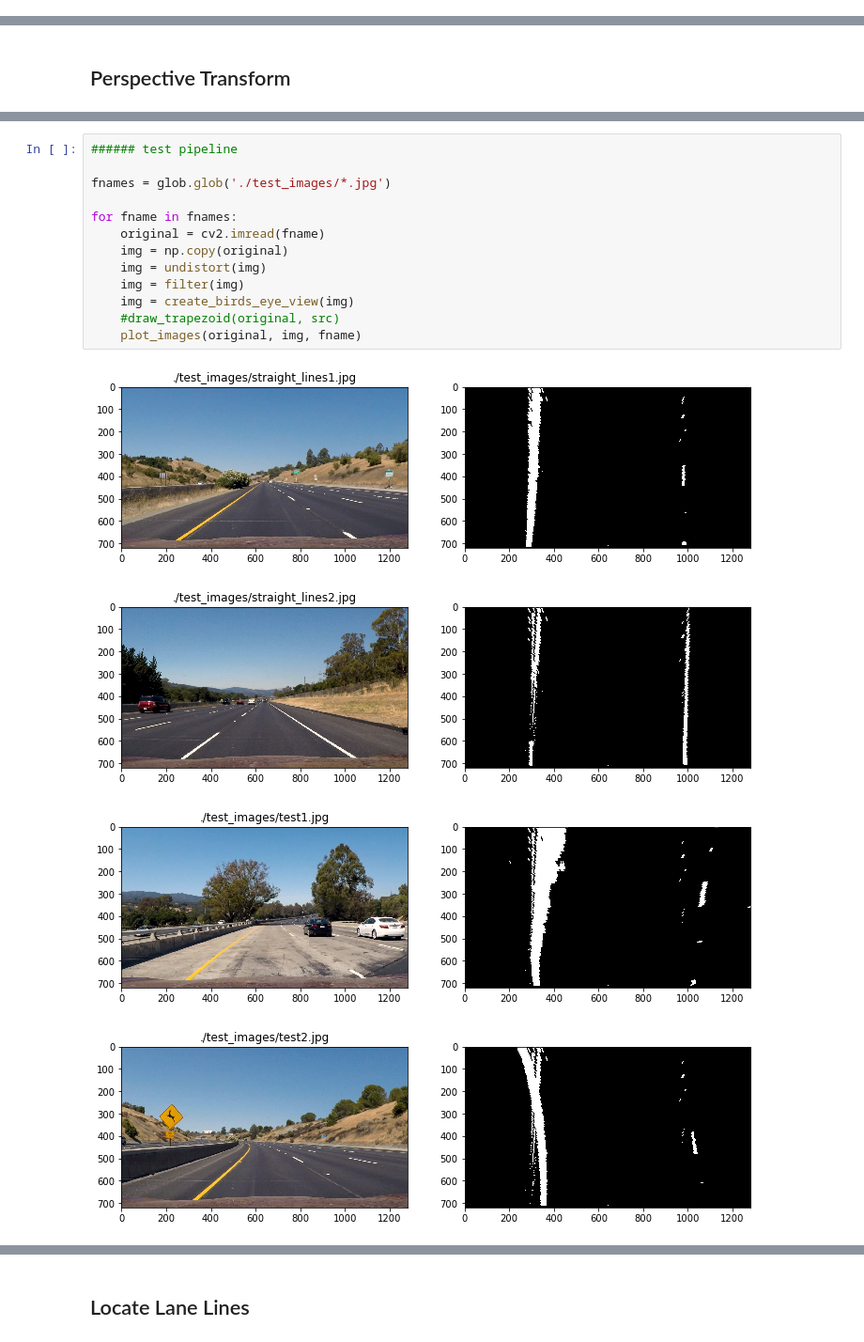
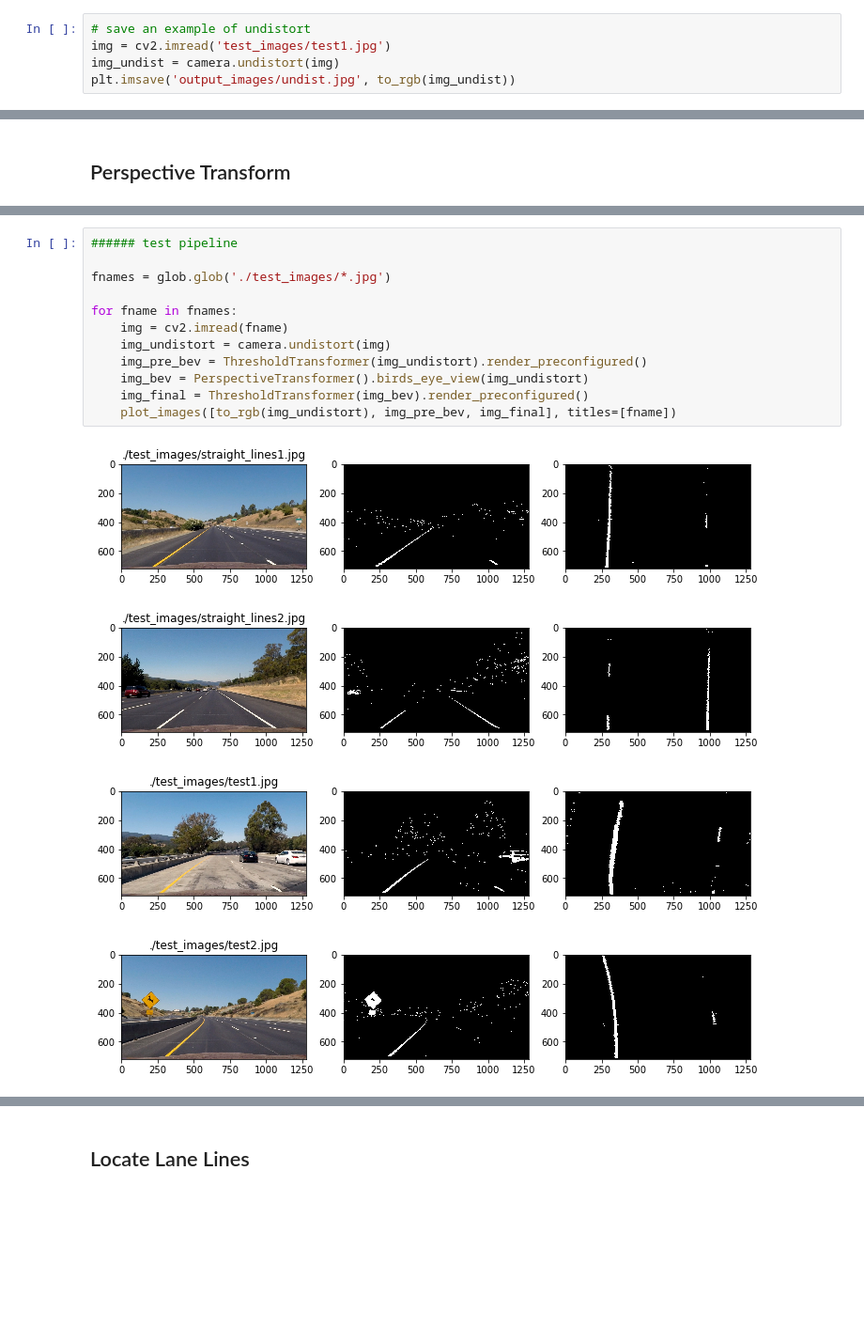
Before and after one commit to vincechan/CarND-AdvancedLaneFinding, a Jupyter notebook: advanced-lane-finding.ipynb, the cells around one changed output, grey strips where cells are left out. Shown at 94% size. Cells and saved outputs as stored; diff of their text form; blank space fills up the shorter version.

```diff
--- a/advanced-lane-finding.ipynb
+++ b/advanced-lane-finding.ipynb
@@ -96,2 +127,7 @@ done..
+# %%
+# save an example of undistort
+img = cv2.imread('test_images/test1.jpg')
+img_undist = camera.undistort(img)
+plt.imsave('output_images/undist.jpg', to_rgb(img_undist))
 # %% [markdown]
 ## Threshold Transform
@@ -280,18 +388,17 @@ interact(explore,
 # %%
 ###### test pipeline
 
 fnames = glob.glob('./test_images/*.jpg')
 
 for fname in fnames:
-    original = cv2.imread(fname)
-    img = np.copy(original)
-    img = undistort(img)
-    img = filter(img)
-    img = create_birds_eye_view(img)
-    #draw_trapezoid(original, src)
-    plot_images(original, img, fname)
+    img = cv2.imread(fname)
+    img_undistort = camera.undistort(img)
+    img_pre_bev = ThresholdTransformer(img_undistort).render_preconfigured()
+    img_bev = PerspectiveTransformer().birds_eye_view(img_undistort)
+    img_final = ThresholdTransformer(img_bev).render_preconfigured()
+    plot_images([to_rgb(img_undistort), img_pre_bev, img_final], titles=[fname])
 # %% [output]
-[figure, old version]
+[figure, new version]
-[figure, old version]
+[figure, new version]
-[figure, old version]
+[figure, new version]
-[figure, old version]
+[figure, new version]
```
Also changed, not shown: parts of 25 cells of this notebook, 9 other files.
